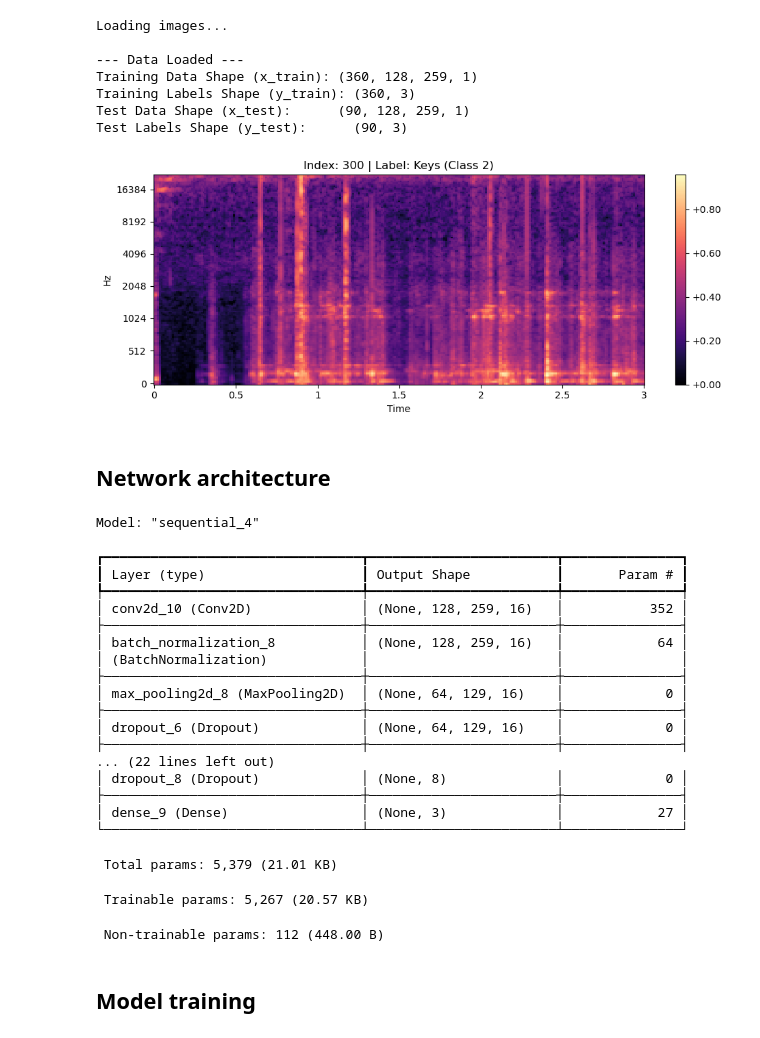
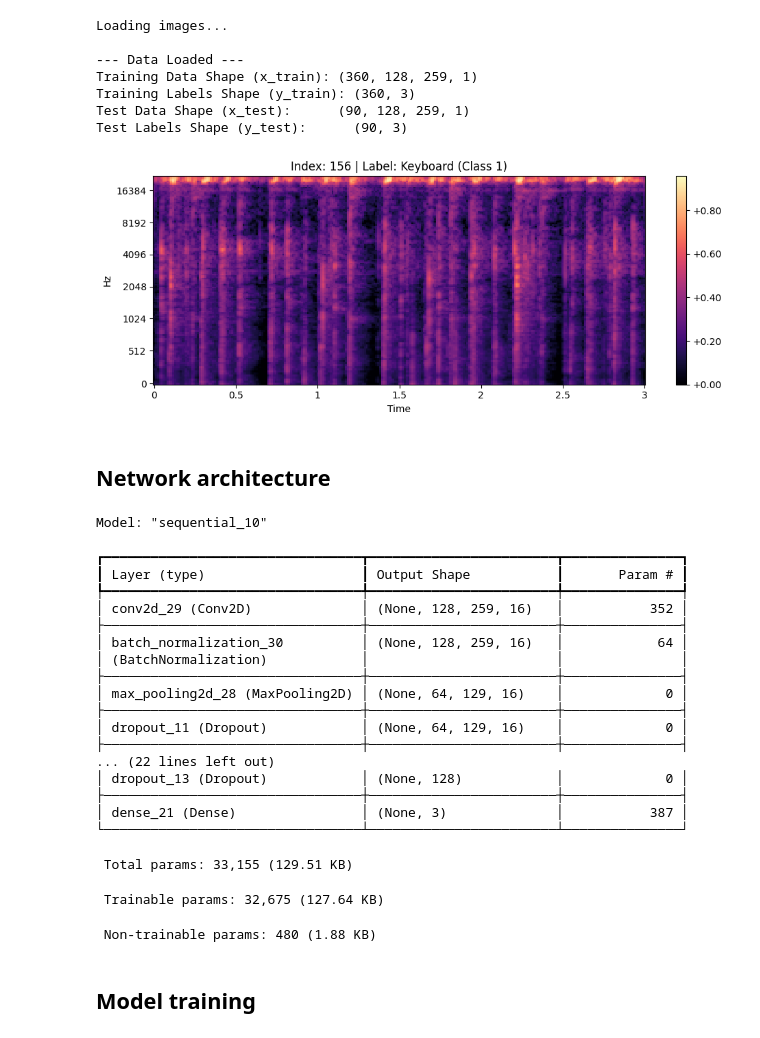
Before and after one commit to pedmur/AIS7, a Jupyter notebook: FinalAssignment/Jetsound.ipynb, the cells around one changed output. Saved outputs shown, nothing was run; the diff lists cells and outputs as text; code cells hidden in the pictures.

```diff
--- a/FinalAssignment/Jetsound.ipynb
+++ b/FinalAssignment/Jetsound.ipynb
@@ -241,30 +242,27 @@ Training Labels Shape (y_train): (360, 3)
 Test Data Shape (x_test):      (90, 128, 259, 1)
 Test Labels Shape (y_test):      (90, 3)
 # %%
-Example = 300
+Example = 156
 
 sample = x_train[Example]
 label_data = y_train[Example]
-
 class_index = np.argmax(label_data)
-
 class_name = CATEGORIES[class_index]
-
 plot_data = sample.squeeze()
 
 plt.figure(figsize=(10, 4))
 librosa.display.specshow(plot_data,
                          sr=44100,
                          hop_length=512,
                          x_axis='time',
                          y_axis='mel')
 
 plt.colorbar(format='%+2.2f')
 plt.title(f"Index: {Example} | Label: {class_name} (Class {class_index})")
 plt.tight_layout()
 plt.show()
 # %% [output]
-[figure, old version]
+[figure, new version]
 # %% [markdown]
 ## Network architecture
 # %%
@@ -284,18 +282,18 @@ model = Sequential([
     Dropout(0.3),
 
     # Conv Block 2
-    Conv2D(16, (3,3), activation='relu', padding='same'),
+    Conv2D(32, (3,3), activation='relu', padding='same'),
     BatchNormalization(),
     MaxPooling2D((2,2)),
     Dropout(0.3),
 
     # Conv Block 3
-    Conv2D(16, (3,3), activation='relu', padding='same'),
+    Conv2D(64, (3,3), activation='relu', padding='same'),
     BatchNormalization(),
     GlobalAveragePooling2D(),  # reduces parameters and prevents overfitting
 
     # Dense + Output
-    Dense(8, activation='relu'),
+    Dense(128, activation='relu'),
     BatchNormalization(),
     Dropout(0.4),
 
@@ -311,27 +309,27 @@ model.compile(
 
 model.summary()
 # %% [output]
-Model: "sequential_4"
+Model: "sequential_10"
 ┏━━━━━━━━━━━━━━━━━━━━━━━━━━━━━━━━━┳━━━━━━━━━━━━━━━━━━━━━━━━┳━━━━━━━━━━━━━━━┓
 ┃ Layer (type)                    ┃ Output Shape           ┃       Param # ┃
 ┡━━━━━━━━━━━━━━━━━━━━━━━━━━━━━━━━━╇━━━━━━━━━━━━━━━━━━━━━━━━╇━━━━━━━━━━━━━━━┩
-│ conv2d_10 (Conv2D)              │ (None, 128, 259, 16)   │           352 │
+│ conv2d_29 (Conv2D)              │ (None, 128, 259, 16)   │           352 │
 ├─────────────────────────────────┼────────────────────────┼───────────────┤
-│ batch_normalization_8           │ (None, 128, 259, 16)   │            64 │
+│ batch_normalization_30          │ (None, 128, 259, 16)   │            64 │
 │ (BatchNormalization)            │                        │               │
 ├─────────────────────────────────┼────────────────────────┼───────────────┤
-│ max_pooling2d_8 (MaxPooling2D)  │ (None, 64, 129, 16)    │             0 │
+│ max_pooling2d_28 (MaxPooling2D) │ (None, 64, 129, 16)    │             0 │
 ├─────────────────────────────────┼────────────────────────┼───────────────┤
-│ dropout_6 (Dropout)             │ (None, 64, 129, 16)    │             0 │
+│ dropout_11 (Dropout)            │ (None, 64, 129, 16)    │             0 │
 ├─────────────────────────────────┼────────────────────────┼───────────────┤
 ... (22 lines left out)
-│ dropout_8 (Dropout)             │ (None, 8)              │             0 │
+│ dropout_13 (Dropout)            │ (None, 128)            │             0 │
 ├─────────────────────────────────┼────────────────────────┼───────────────┤
-│ dense_9 (Dense)                 │ (None, 3)              │            27 │
+│ dense_21 (Dense)                │ (None, 3)              │           387 │
 └─────────────────────────────────┴────────────────────────┴───────────────┘
- Total params: 5,379 (21.01 KB)
+ Total params: 33,155 (129.51 KB)
- Trainable params: 5,267 (20.57 KB)
+ Trainable params: 32,675 (127.64 KB)
- Non-trainable params: 112 (448.00 B)
+ Non-trainable params: 480 (1.88 KB)
 # %% [markdown]
 ## Model training
 # %%
```
Also changed, not shown: parts of 5 cells of this notebook.
